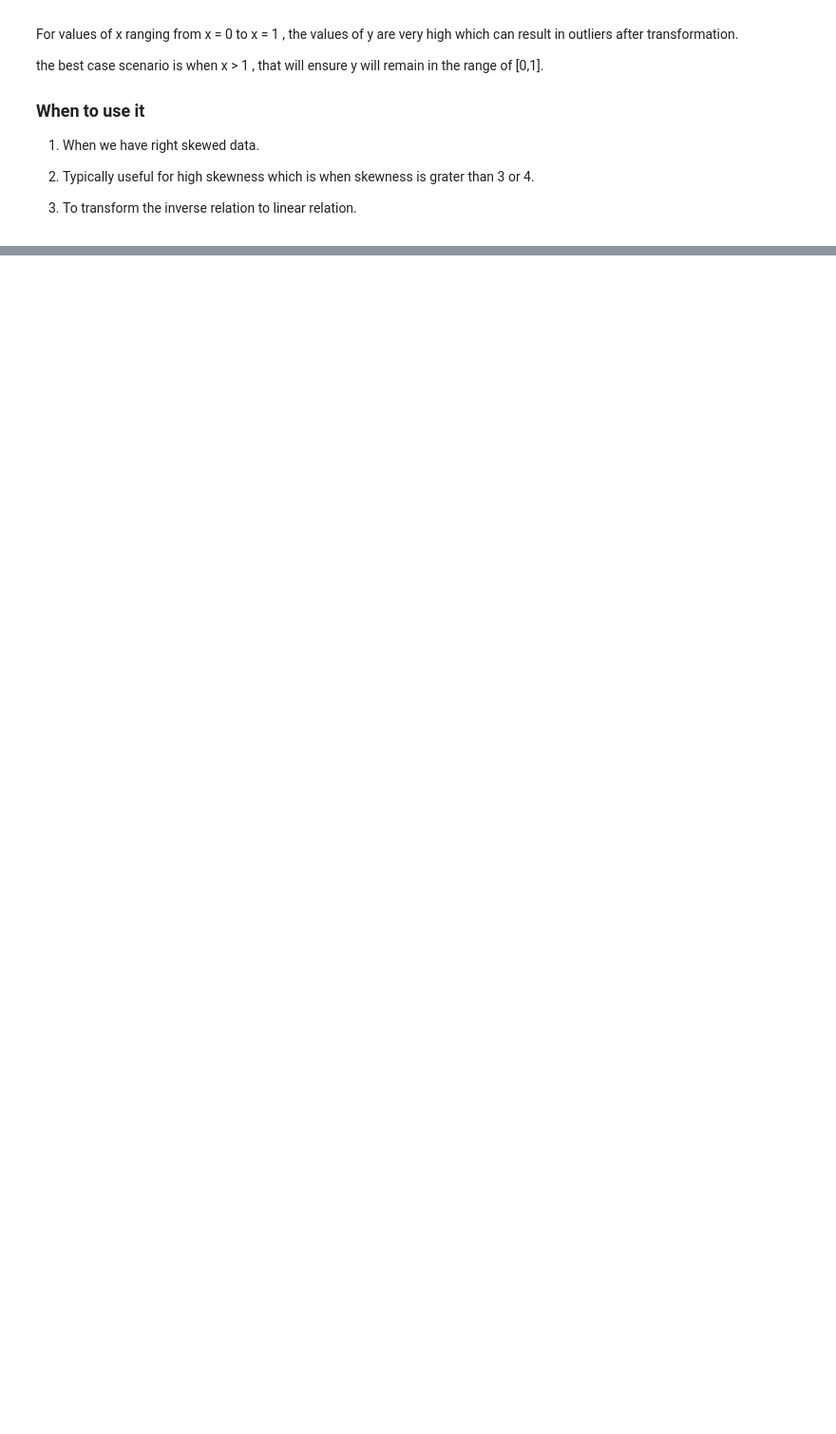
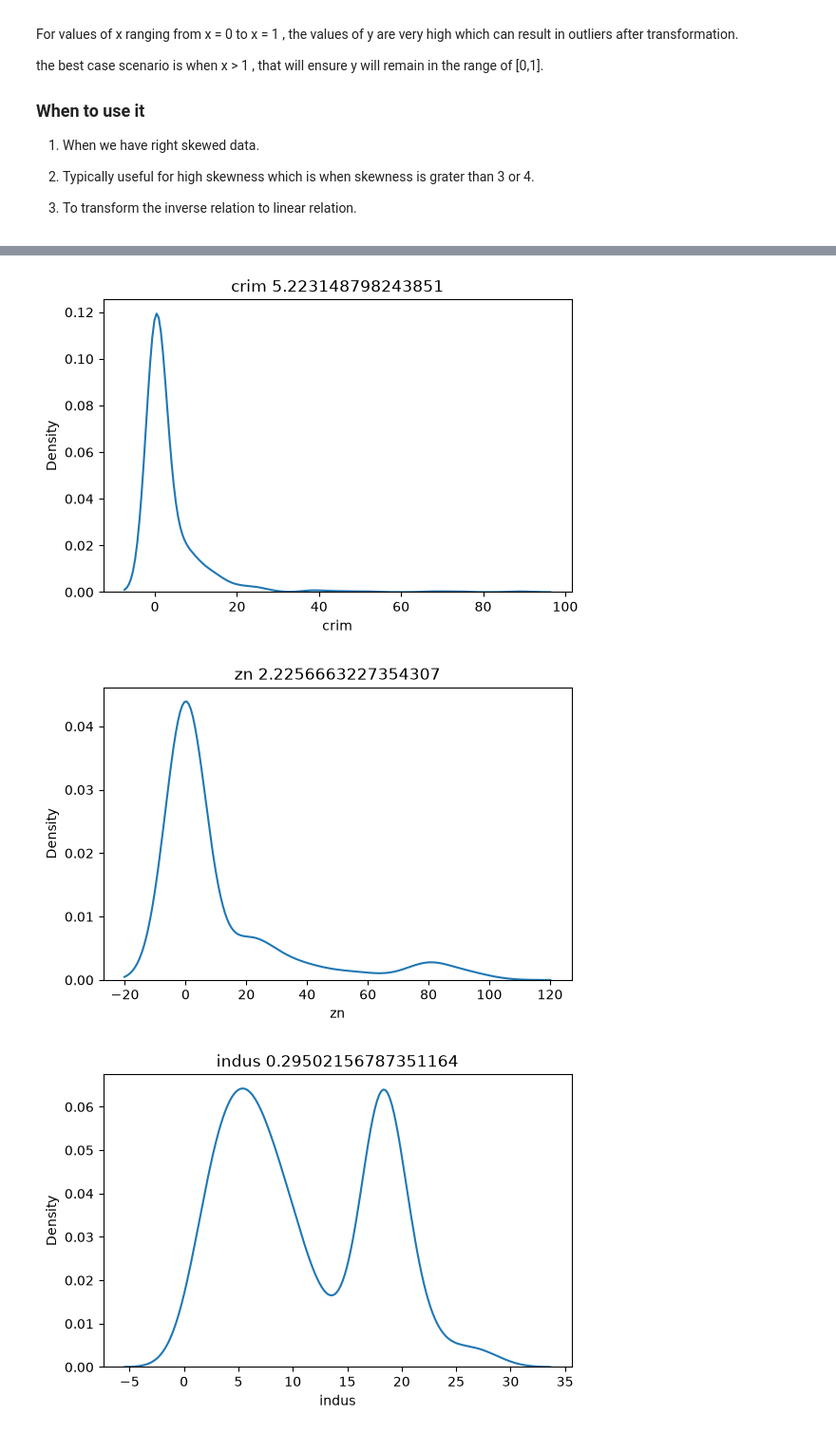
Before and after one commit to AvanindraBose/ML-Zodiac, a Jupyter notebook: Feature_Engineering/Feature_Transformation/other_Function_Transformer.ipynb, the cells around one changed output, grey strips where cells are left out. Shown at 95% size. Cells and saved outputs as stored; diff of their text form; code cells hidden in the pictures; blank space fills up the shorter version.

```diff
--- a/Feature_Engineering/Feature_Transformation/other_Function_Transformer.ipynb
+++ b/Feature_Engineering/Feature_Transformation/other_Function_Transformer.ipynb
@@ -60,0 +145,2 @@ the best case scenario is when x > 1 , that will ensure y will remain in the ran
+# %%
+df = pd.read_csv('https://raw.githubusercontent.com/selva86/datasets/master/BostonHousing.csv')
@@ -60,0 +167,12 @@ the best case scenario is when x > 1 , that will ensure y will remain in the ran
+# %%
+for col in df.columns[0:-1]:
+    plt.figure(figsize=(14,4))
+    plt.subplot(121)
+    sns.kdeplot(df[col])
+    txt = col + " " + str(df.skew()[col])
+    plt.title(txt)
+    plt.show()
+# %% [output]
+[figure, added]
+[figure, added]
+[figure, added]
```
Also changed, not shown: parts of 35 cells of this notebook.
